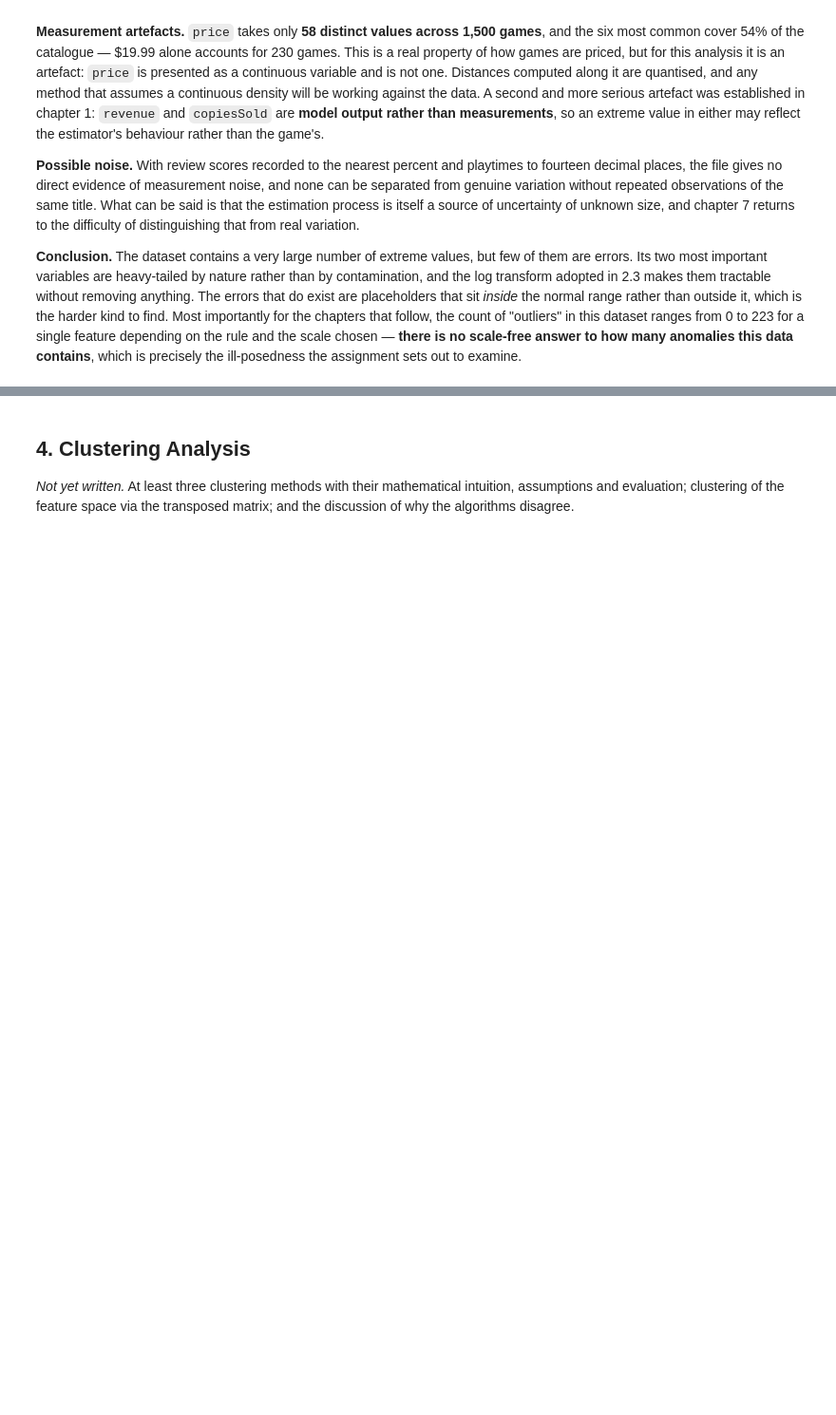
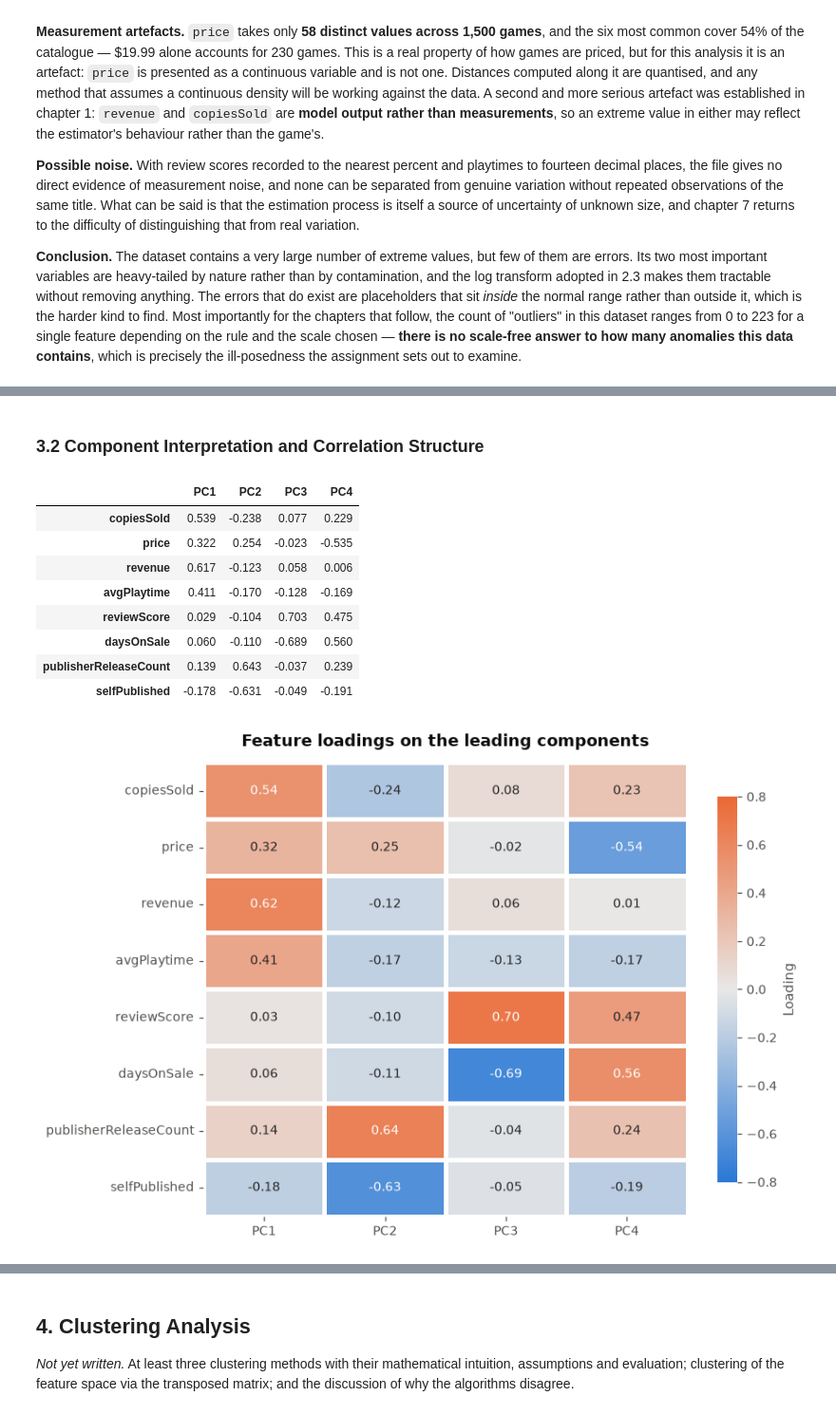
Before and after one commit to shonmazon/Data_Science, a Jupyter notebook: assignment3-unsupervised/notebooks/steam_unsupervised.ipynb, the cells around one changed output, grey strips where cells are left out. Shown at 95% size. Saved outputs shown, nothing was run; the diff lists cells and outputs as text; code cells hidden in the pictures; blank space fills up the shorter version.

```diff
--- a/assignment3-unsupervised/notebooks/steam_unsupervised.ipynb
+++ b/assignment3-unsupervised/notebooks/steam_unsupervised.ipynb
@@ -801,0 +932,17 @@ assignment sets out to examine.
+# %% [markdown]
+### 3.2 Component Interpretation and Correlation Structure
+# %%
+loadings = loading_table(scaled_matrix, n_components=4)
+display(loadings)
+display(plot_loadings(loadings))
+# %% [output]
+|  | PC1 | PC2 | PC3 | PC4 |
+| copiesSold | 0.539 | -0.238 | 0.077 | 0.229 |
+| price | 0.322 | 0.254 | -0.023 | -0.535 |
+| revenue | 0.617 | -0.123 | 0.058 | 0.006 |
+| avgPlaytime | 0.411 | -0.170 | -0.128 | -0.169 |
+| reviewScore | 0.029 | -0.104 | 0.703 | 0.475 |
+| daysOnSale | 0.060 | -0.110 | -0.689 | 0.560 |
+| publisherReleaseCount | 0.139 | 0.643 | -0.037 | 0.239 |
+| selfPublished | -0.178 | -0.631 | -0.049 | -0.191 |
+[figure, added]
```
Also changed, not shown: parts of 17 cells of this notebook, 2 other files.
